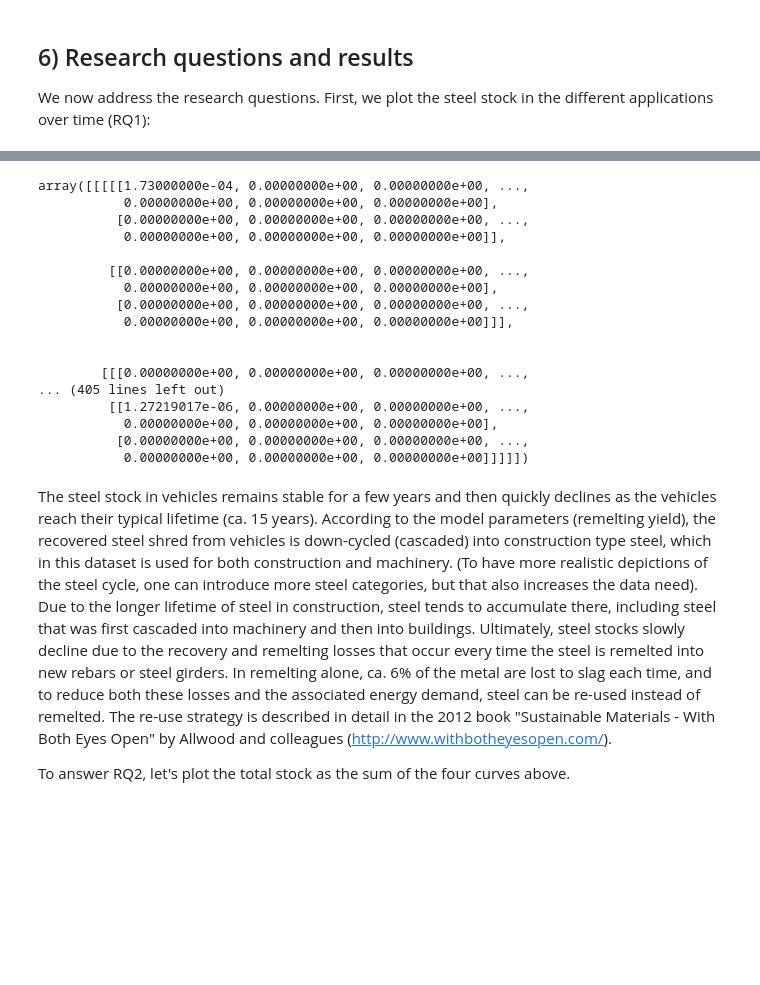
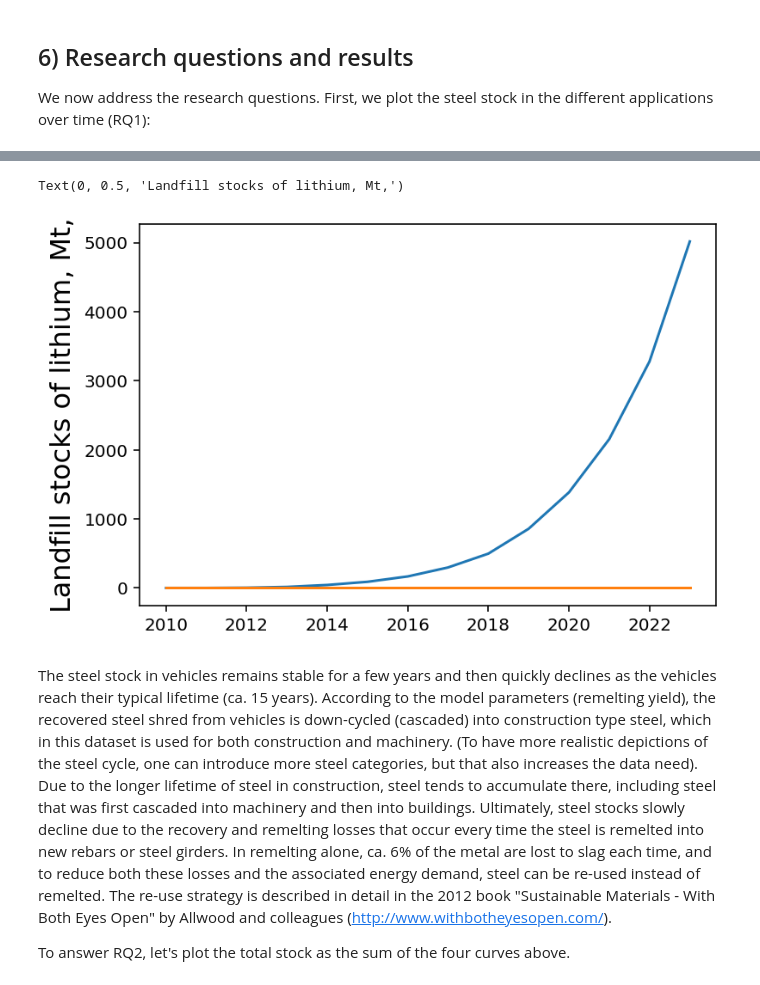
Before and after one commit to jvendries/ODYM, a Jupyter notebook: docs/LL_ODYM Example and Tutorial No. 6. MaTrace.ipynb, the cells around one changed output, grey strips where cells are left out. Drawn from its saved outputs; the diff is of its cells as text; code cells hidden in the pictures; blank space fills up the shorter version.

```diff
--- a/docs/LL_ODYM Example and Tutorial No. 6. MaTrace.ipynb
+++ b/docs/LL_ODYM Example and Tutorial No. 6. MaTrace.ipynb
@@ -111,17 +132,21 @@ import logging as log
 from tqdm import tqdm
 # %%
 # add ODYM module directory to system path, relative
-MainPath = os.path.join('..', 'odym', 'modules')
-sys.path.insert(0, MainPath)
+MainPath = os.path.join('odym', 'modules')
+sys.path.insert(0, MainPath) # add ODYM module directory to system path
 
 # add ODYM module directory to system path, absolute
-sys.path.insert(0, os.path.join(os.getcwd(),'..', 'odym', 'modules'))
+sys.path.insert(0, os.path.join(os.getcwd(), 'odym', 'modules'))
 
 # Specify path to dynamic stock model and to datafile, relative
-DataPath = os.path.join('..', 'docs', 'Files')
+DataPath = os.path.join('docs', 'files')
 
 # Specify path to dynamic stock model and to datafile, absolute
-DataPath = os.path.join(os.getcwd(),'..', 'docs', 'Files')
+DataPath = os.path.join(os.getcwd(), 'docs', 'Files')
+
+## JV: Path for modified Tutorial 6 Files. These are for running everything exactly the same as the base Tutorial 6,
+## except that the process and flows reflect the same structure as LIB process and flows except P1 and P2 and related flows
+DataPath = os.path.join(os.getcwd(), 'docs', 'Files')
 # %%
 import ODYM_Classes as msc # import the ODYM class file
 import ODYM_Functions as msf # import the ODYM function file
@@ -392,5 +435,5 @@ Simplification: To make an easy year-by-year calculation possible, it is assumed
 # ScenarioSelect to assign the scenario-specific values to the system variables
 ScSe = 0
 # %%
-# LL creating a matrix for the lifetime sd
-lifetime_sd = np.array([[6.0, 6.0]])
+# LL creating a matrix for the lifetime sd. JV change: changed values from 6 to 5
+lifetime_sd = np.array([[5.0, 5.0]])
@@ -408,4 +449,10 @@ for g in tqdm(range(0, Ng), unit = ' sectors',leave = True, position = 0):
     SF_Array[:, :, g] = dsm.DynamicStockModel(t = np.arange(0, Nc, 1), lt = lt).compute_sf().copy()
     np.fill_diagonal(SF_Array[:, :, g],1) # no outflows from current year, this would break the mass balance in the calculation routine below, as the element composition of the current year is not yet known.
     # Those parts of the stock remain in use instead.
+# %%
+flow_values = np.zeros( (Nt, len(list(MaTrace_System.FlowDict.keys()))), dtype = float)
+flow_keys = list(MaTrace_System.FlowDict.keys())
+
+stock_values = np.zeros( (Nt, len(list(MaTrace_System.StockDict.keys()))), dtype = float)
+stock_keys = list(MaTrace_System.StockDict.keys())
 # %%
@@ -573,23 +681,16 @@ DEBUG (font_manager.py <_findfont_cached>): findfont: Matching sans\-serif:style
 # %%
-MaTrace_System.StockDict[ 'S_1'].Values
+#MaTrace_System.StockDict[ 'S_1'].Values
-# %% [output]
-array([[[[[1.73000000e-04, 0.00000000e+00, 0.00000000e+00, ...,
-           0.00000000e+00, 0.00000000e+00, 0.00000000e+00],
-          [0.00000000e+00, 0.00000000e+00, 0.00000000e+00, ...,
-           0.00000000e+00, 0.00000000e+00, 0.00000000e+00]],
-
-         [[0.00000000e+00, 0.00000000e+00, 0.00000000e+00, ...,
-           0.00000000e+00, 0.00000000e+00, 0.00000000e+00],
-          [0.00000000e+00, 0.00000000e+00, 0.00000000e+00, ...,
-           0.00000000e+00, 0.00000000e+00, 0.00000000e+00]]],
-
-
-        [[[0.00000000e+00, 0.00000000e+00, 0.00000000e+00, ...,
-... (405 lines left out)
-         [[1.27219017e-06, 0.00000000e+00, 0.00000000e+00, ...,
-           0.00000000e+00, 0.00000000e+00, 0.00000000e+00],
-          [0.00000000e+00, 0.00000000e+00, 0.00000000e+00, ...,
-           0.00000000e+00, 0.00000000e+00, 0.00000000e+00]]]]])
+# %%
+# JV changes: plot LF stock
+MyColorCycle = pylab.cm.Paired(np.arange(0,1,0.1)) # select 10 colors from the 'Paired' color map.
+fig, ax = plt.subplots()
+ax.plot(MaTrace_System.IndexTable['Classification']['Time'].Items,
+            MaTrace_System.StockDict[ 'S_9'].Values)
+ax.set_ylabel('Landfill stocks of lithium, Mt,',fontsize =16)
+#ax.legend(MaTrace_System.IndexTable['Classification']['Element'].Items, loc='upper right',prop={'size':10})
+# %% [output]
+Text(0, 0.5, 'Landfill stocks of lithium, Mt,')
+[figure, added]
 # %% [markdown]
 The steel stock in vehicles remains stable for a few years and then quickly declines as the vehicles reach their typical lifetime (ca. 15 years). According to the model parameters (remelting yield), the recovered steel shred from vehicles is down-cycled (cascaded) into construction type steel, which in this dataset is used for both construction and machinery. (To have more realistic depictions of the steel cycle, one can introduce more steel categories, but that also increases the data need). Due to the longer lifetime of steel in construction, steel tends to accumulate there, including steel that was first cascaded into machinery and then into buildings. Ultimately, steel stocks slowly decline due to the recovery and remelting losses that occur every time the steel is remelted into new rebars or steel girders. In remelting alone, ca. 6% of the metal are lost to slag each time, and to reduce both these losses and the associated energy demand, steel can be re-used instead of remelted. The re-use strategy is described in detail in the 2012 book "Sustainable Materials - With Both Eyes Open" by Allwood and colleagues (http://www.withbotheyesopen.com/).
 
```
Also changed, not shown: parts of 9 cells of this notebook.
